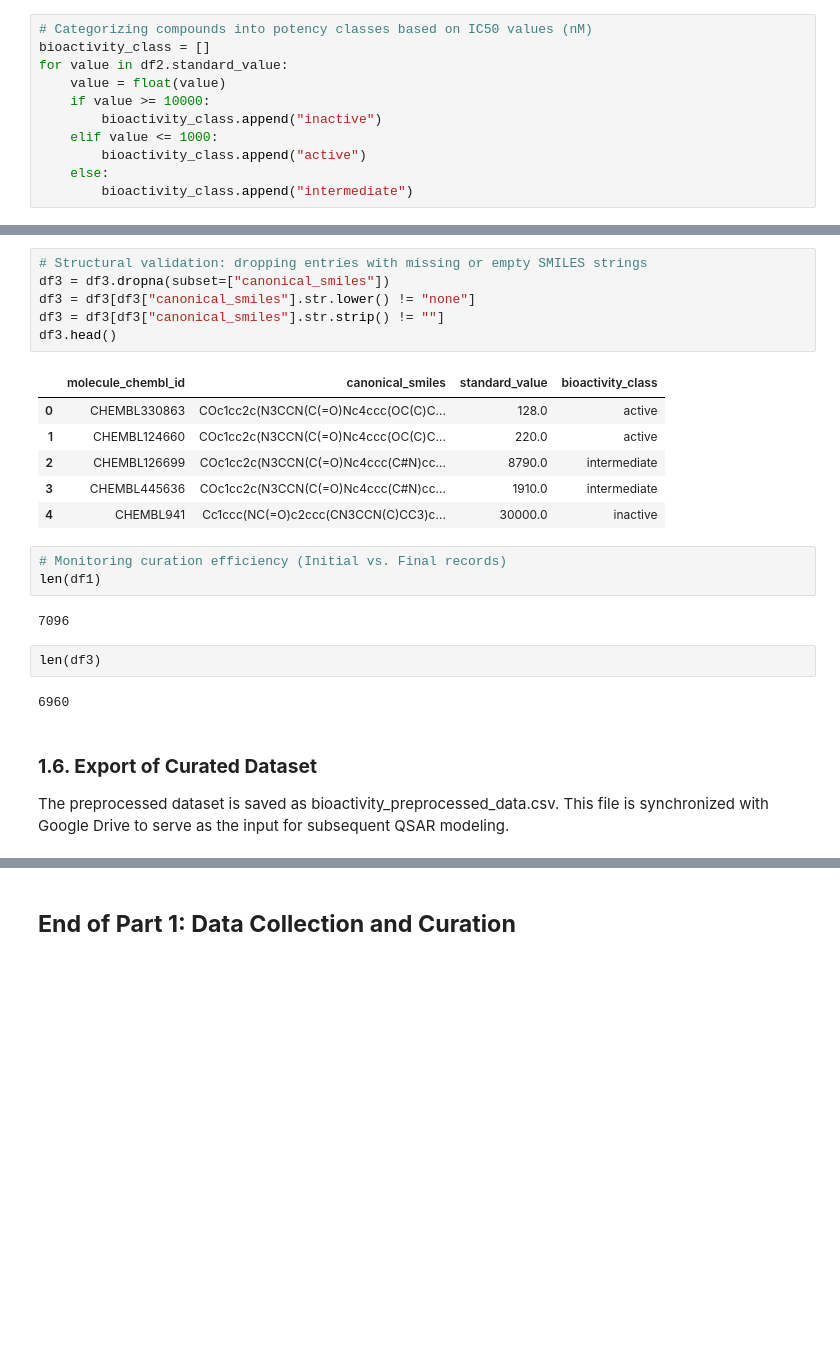
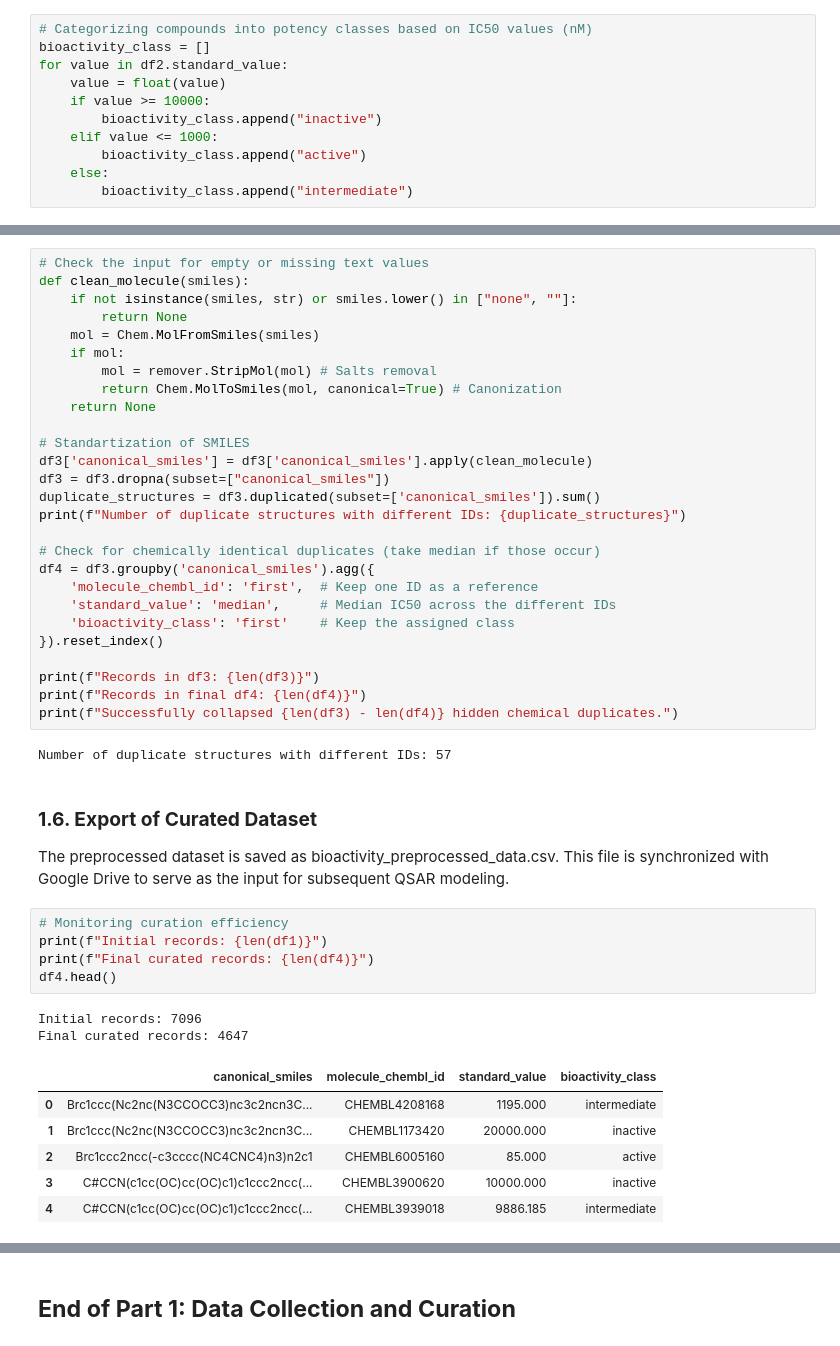
Before and after one commit to lmVl12/AI_and_Drug_Discovery_Course_2026, a Jupyter notebook: Assignment_2_QSAR_data_curation.ipynb, the cells around one changed output, grey strips where cells are left out. Saved outputs shown, nothing was run; the diff lists cells and outputs as text; blank space fills up the shorter version.

```diff
--- a/Assignment_2_QSAR_data_curation.ipynb
+++ b/Assignment_2_QSAR_data_curation.ipynb
@@ -187,26 +204,47 @@ A final structural check is performed to remove compounds without valid chemical
-# %%
-# Structural validation: dropping entries with missing or empty SMILES strings
-df3 = df3.dropna(subset=["canonical_smiles"])
-df3 = df3[df3["canonical_smiles"].str.lower() != "none"]
-df3 = df3[df3["canonical_smiles"].str.strip() != ""]
-df3.head()
-# %% [output]
-|  | molecule_chembl_id | canonical_smiles | standard_value | bioactivity_class |
-| 0 | CHEMBL330863 | COc1cc2c(N3CCN(C(=O)Nc4ccc(OC(C)C... | 128.0 | active |
-| 1 | CHEMBL124660 | COc1cc2c(N3CCN(C(=O)Nc4ccc(OC(C)C... | 220.0 | active |
-| 2 | CHEMBL126699 | COc1cc2c(N3CCN(C(=O)Nc4ccc(C#N)cc... | 8790.0 | intermediate |
-| 3 | CHEMBL445636 | COc1cc2c(N3CCN(C(=O)Nc4ccc(C#N)cc... | 1910.0 | intermediate |
-| 4 | CHEMBL941 | Cc1ccc(NC(=O)c2ccc(CN3CCN(C)CC3)c... | 30000.0 | inactive |
-# %%
-# Monitoring curation efficiency (Initial vs. Final records)
-len(df1)
-# %% [output]
-7096
-# %%
-len(df3)
-# %% [output]
-6960
+# %%
+# Check the input for empty or missing text values
+def clean_molecule(smiles):
+    if not isinstance(smiles, str) or smiles.lower() in ["none", ""]:
+        return None
+    mol = Chem.MolFromSmiles(smiles)
+    if mol:
+        mol = remover.StripMol(mol) # Salts removal
+        return Chem.MolToSmiles(mol, canonical=True) # Canonization
+    return None
+
+# Standartization of SMILES
+df3['canonical_smiles'] = df3['canonical_smiles'].apply(clean_molecule)
+df3 = df3.dropna(subset=["canonical_smiles"])
+duplicate_structures = df3.duplicated(subset=['canonical_smiles']).sum()
+print(f"Number of duplicate structures with different IDs: {duplicate_structures}")
+
+# Check for chemically identical duplicates (take median if those occur)
+df4 = df3.groupby('canonical_smiles').agg({
+    'molecule_chembl_id': 'first',  # Keep one ID as a reference
+    'standard_value': 'median',     # Median IC50 across the different IDs
+    'bioactivity_class': 'first'    # Keep the assigned class
+}).reset_index()
+
+print(f"Records in df3: {len(df3)}")
+print(f"Records in final df4: {len(df4)}")
+print(f"Successfully collapsed {len(df3) - len(df4)} hidden chemical duplicates.")
+# %% [output]
+Number of duplicate structures with different IDs: 57
 # %% [markdown]
 ### **1.6. Export of Curated Dataset**
 The preprocessed dataset is saved as bioactivity_preprocessed_data.csv. This file is synchronized with Google Drive to serve as the input for subsequent QSAR modeling.
+# %%
+# Monitoring curation efficiency
+print(f"Initial records: {len(df1)}")
+print(f"Final curated records: {len(df4)}")
+df4.head()
+# %% [output]
+Initial records: 7096
+Final curated records: 4647
+|  | canonical_smiles | molecule_chembl_id | standard_value | bioactivity_class |
+| 0 | Brc1ccc(Nc2nc(N3CCOCC3)nc3c2ncn3C... | CHEMBL4208168 | 1195.000 | intermediate |
+| 1 | Brc1ccc(Nc2nc(N3CCOCC3)nc3c2ncn3C... | CHEMBL1173420 | 20000.000 | inactive |
+| 2 | Brc1ccc2ncc(-c3cccc(NC4CNC4)n3)n2c1 | CHEMBL6005160 | 85.000 | active |
+| 3 | C#CCN(c1cc(OC)cc(OC)c1)c1ccc2ncc(... | CHEMBL3900620 | 10000.000 | inactive |
+| 4 | C#CCN(c1cc(OC)cc(OC)c1)c1ccc2ncc(... | CHEMBL3939018 | 9886.185 | intermediate |
 # %%
```
Also changed, not shown: parts of 23 cells of this notebook.
